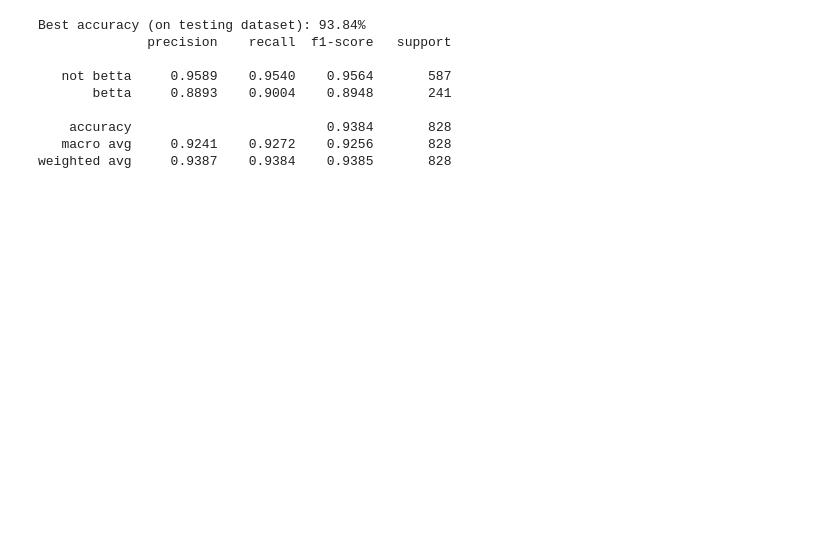
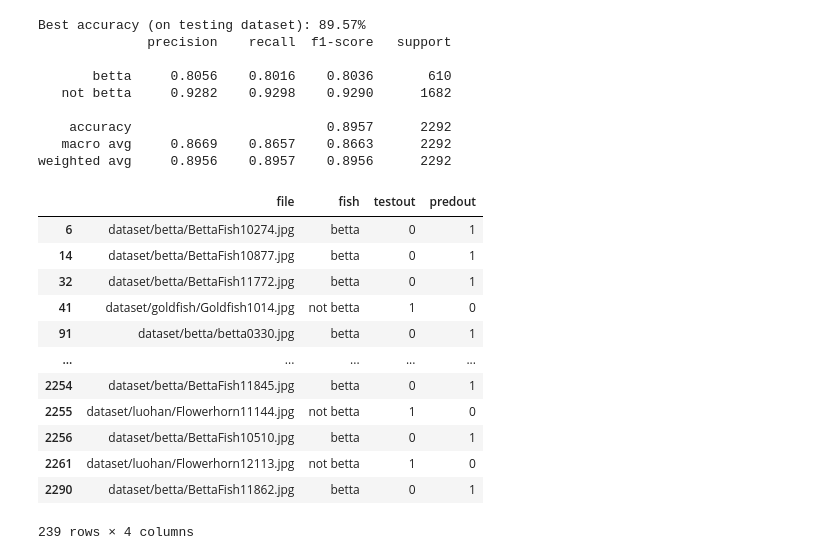
Before and after one commit to ISS-MTECH-IS-Project/PRMLS_Project, a Jupyter notebook: SystemCode/training_betta.ipynb, the cells around one changed output. Cells and saved outputs as stored; diff of their text form; code cells hidden in the pictures; blank space fills up the shorter version.

```diff
--- a/SystemCode/training_betta.ipynb
+++ b/SystemCode/training_betta.ipynb
@@ -225,7 +405,7 @@ Prediction completes.
                                                                                 # Step 1
                                                                                 # Step 2
 predout     = np.argmax(predicts,axis=1)
-testout     = np.argmax(y_test,axis=1)
+testout     = np.argmax(y_val_bin,axis=1)
 
 testScores  = metrics.accuracy_score(testout,predout)                           # Step 3
 
@@ -233,24 +413,45 @@ testScores  = metrics.accuracy_score(testout,predout)
 print("Best accuracy (on testing dataset): %.2f%%" % (testScores*100))
 print(metrics.classification_report(testout,
                                     predout,
-                                    target_names=labelname,
+                                    target_names=class_names,
                                     digits=4))
 
 report = metrics.classification_report(testout,
                                     predout,
-                                    target_names=labelname,
+                                    target_names=class_names,
                                     digits=4,
                                       output_dict=True)
 
 df = pd.DataFrame(report).transpose()
 df.to_csv(folderpath+modelname+'_report.csv')
 # %% [output]
-Best accuracy (on testing dataset): 93.84%
+Best accuracy (on testing dataset): 89.57%
               precision    recall  f1-score   support
 
-   not betta     0.9589    0.9540    0.9564       587
-       betta     0.8893    0.9004    0.8948       241
+       betta     0.8056    0.8016    0.8036       610
+   not betta     0.9282    0.9298    0.9290      1682
 
-    accuracy                         0.9384       828
-   macro avg     0.9241    0.9272    0.9256       828
-weighted avg     0.9387    0.9384    0.9385       828
+    accuracy                         0.8957      2292
+   macro avg     0.8669    0.8657    0.8663      2292
+weighted avg     0.8956    0.8957    0.8956      2292
+# %%
+resdf = pd.DataFrame()
+resdf["file"] = X_val
+resdf["fish"] = y_val
+resdf["testout"] = testout
+resdf["predout"] = predout
+resdf[resdf.testout !=resdf.predout]
+# %% [output]
+|  | file | fish | testout | predout |
+| 6 | dataset/betta/BettaFish10274.jpg | betta | 0 | 1 |
+| 14 | dataset/betta/BettaFish10877.jpg | betta | 0 | 1 |
+| 32 | dataset/betta/BettaFish11772.jpg | betta | 0 | 1 |
+| 41 | dataset/goldfish/Goldfish1014.jpg | not betta | 1 | 0 |
+| 91 | dataset/betta/betta0330.jpg | betta | 0 | 1 |
+| ... | ... | ... | ... | ... |
+| 2254 | dataset/betta/BettaFish11845.jpg | betta | 0 | 1 |
+| 2255 | dataset/luohan/Flowerhorn11144.jpg | not betta | 1 | 0 |
+| 2256 | dataset/betta/BettaFish10510.jpg | betta | 0 | 1 |
+| 2261 | dataset/luohan/Flowerhorn12113.jpg | not betta | 1 | 0 |
+| 2290 | dataset/betta/BettaFish11862.jpg | betta | 0 | 1 |
+239 rows × 4 columns
```
Also changed, not shown: parts of 18 cells of this notebook.
